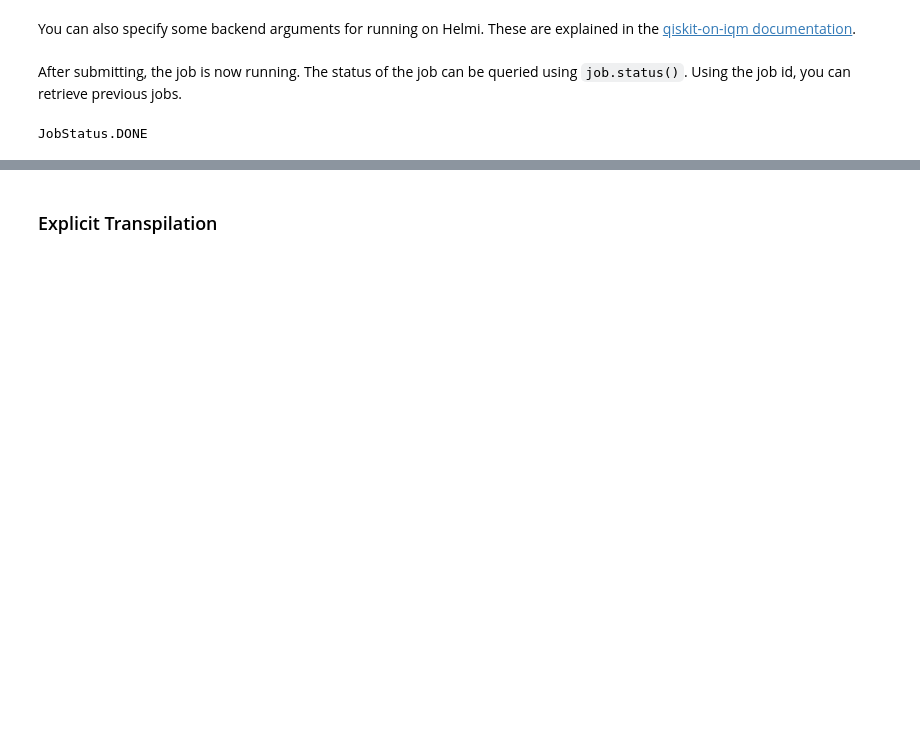
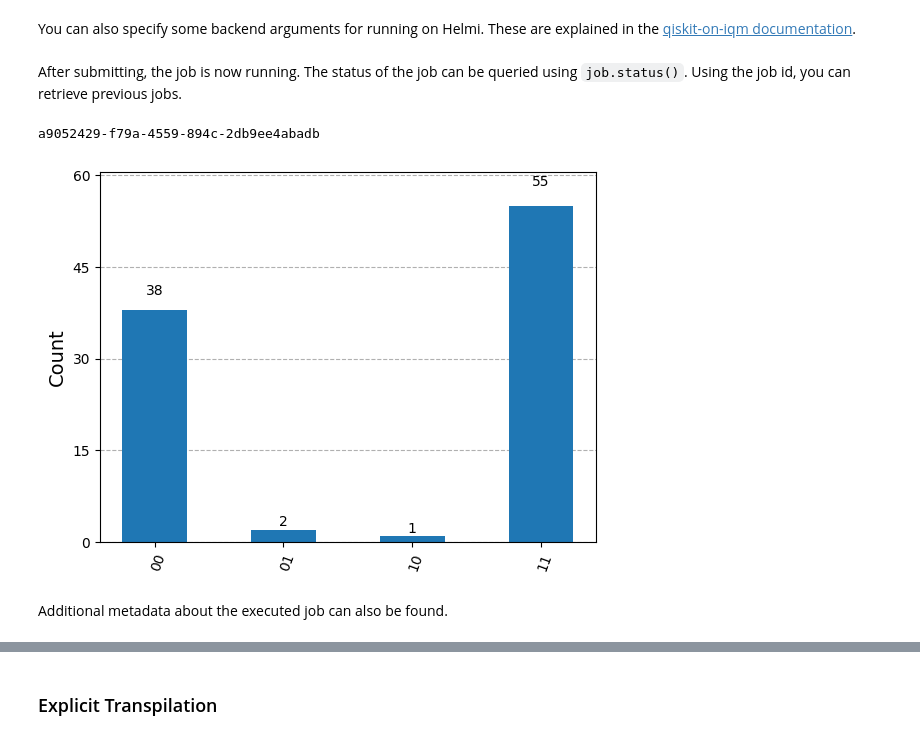
Before and after one commit to vttresearch/quantum-computer-documentation, a Jupyter notebook: docs/examples/intro-to-helmi-qiskit.ipynb, the cells around one changed output, grey strips where cells are left out. Drawn from its saved outputs; the diff is of its cells as text; code cells hidden in the pictures; blank space fills up the shorter version.

```diff
--- a/docs/examples/intro-to-helmi-qiskit.ipynb
+++ b/docs/examples/intro-to-helmi-qiskit.ipynb
@@ -123,8 +105,23 @@ You can also specify some backend arguments for running on Helmi. These are expl
+# %%
+from iqm.iqm_client import CircuitCompilationOptions
+
+backend.set_options( shots=100,
+                     calibration_set_id="6a7318d8-0ba5-4ca3-9b0d-60bdf11efe17",
+                     circuit_compilation_options = CircuitCompilationOptions(
+                                                        max_circuit_duration_over_t2=None,
+                                                        heralding_mode='zeros'))
+
+new_circuit = transpile(circuit,backend)
+opt_circuit = optimize_single_qubit_gates(new_circuit)
+opt_circuit.draw("mpl")
+job2 = backend.run(opt_circuit)
 # %% [markdown]
 After submitting, the job is now running. The status of the job can be queried using `job.status()`. Using the job id, you can retrieve previous jobs.
-# %%
-status = job.status()
-print(status)
-# old_job = backend.retrieve_job(job_id)
-# %% [output]
-JobStatus.DONE
+# %%
+print(job2.job_id())
+plot_histogram(job2.result().get_counts())
+# %% [output]
+a9052429-f79a-4559-894c-2db9ee4abadb
+[figure, added]
+# %% [markdown]
+Additional metadata about the executed job can also be found.
```
Also changed, not shown: parts of 26 cells of this notebook.
